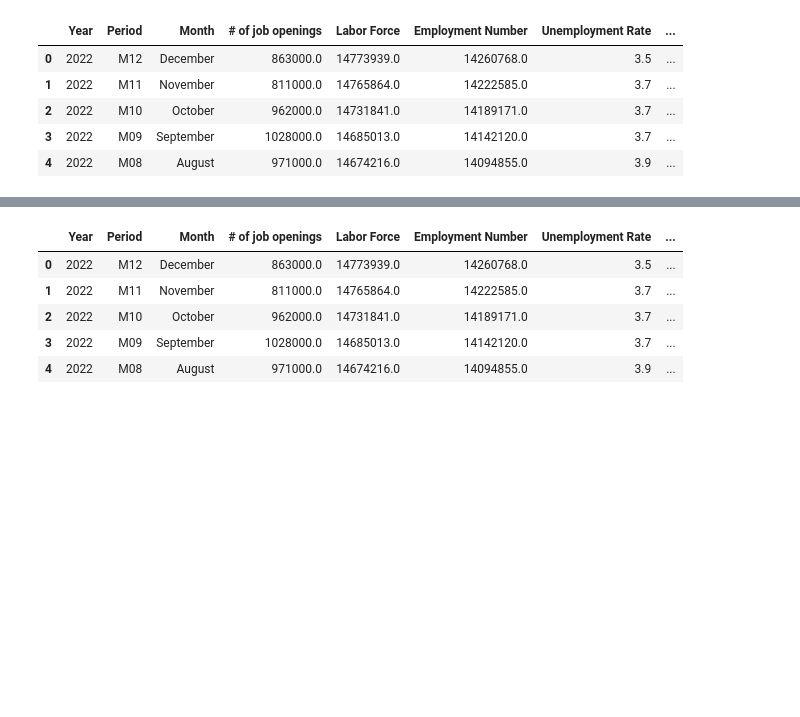
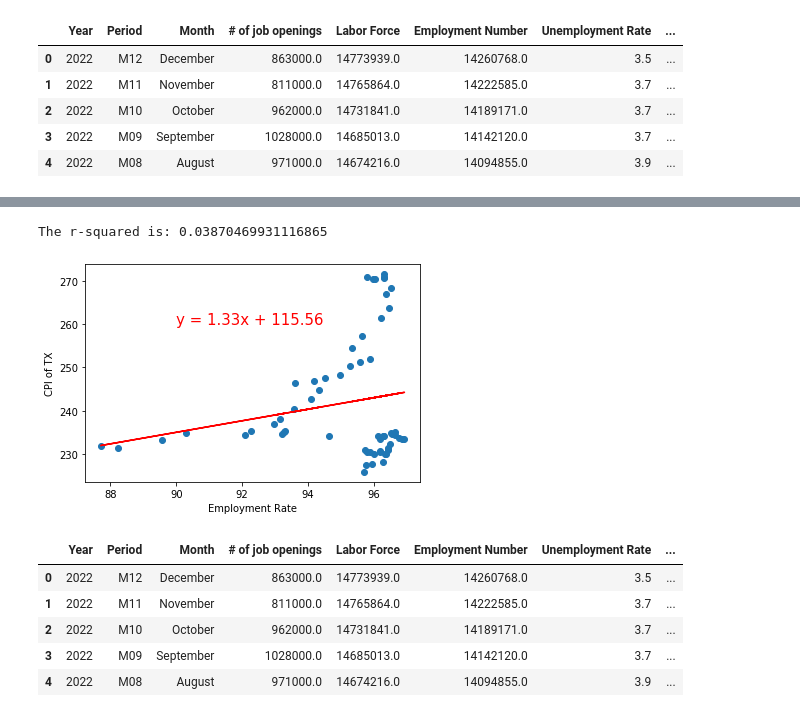
Before and after one commit to lynnlee2002/project-1, a Jupyter notebook: CODEine_project_1.ipynb, the cells around one changed output, grey strips where cells are left out. Drawn from its saved outputs; the diff is of its cells as text; code cells hidden in the pictures; blank space fills up the shorter version.

```diff
--- a/CODEine_project_1.ipynb
+++ b/CODEine_project_1.ipynb
@@ -380,3 +399,6 @@ merge_5.head()
 | 2 | 2022 | M10 | October | 962000.0 | 14731841.0 | 14189171.0 | 3.7 | ... |
 | 3 | 2022 | M09 | September | 1028000.0 | 14685013.0 | 14142120.0 | 3.7 | ... |
 | 4 | 2022 | M08 | August | 971000.0 | 14674216.0 | 14094855.0 | 3.9 | ... |
+# %%
+merge_5["Employment Rate"] = merge_5["Employment Number"]/merge_5["Labor Force"] * 100
+merge_5.head()
@@ -383,3 +412,25 @@ merge_5.head()
+# %%
+# Define a function to create Linear Regression plots
+def plot_linear_regression(x_values, y_values, x_label, y_label, coordinates):
+    (slope, intercept, rvalue, pvalue, stderr) = linregress(x_values, y_values)
+    regress_values = x_values * slope + intercept
+    line_eq = "y = " + str(round(slope,2)) + "x + " + str(round(intercept,2))
+    plt.scatter(x_values,y_values)
+    plt.plot(x_values,regress_values,"r-")
+    plt.annotate(line_eq, coordinates,fontsize=15,color="red")
+    plt.xlabel(x_label)
+    plt.ylabel(y_label)
+    print(f"The r-squared is: {rvalue**2}")
+    plt.show()
+
+# Create linear regression plot for Employment Rate vs Consumer Price index
+x_values = merge_5["Employment Rate"]
+y_values = merge_5["CPI of TX"]
+
+plot_linear_regression(x_values, y_values, "Employment Rate", "CPI of TX", (90,260))
+# %% [output]
+The r-squared is: 0.03870469931116865
+[figure, added]
 # %%
 #Create a function to group data into quarter
 def quarter(value):
```
Also changed, not shown: parts of 13 cells of this notebook, 2 other files.
